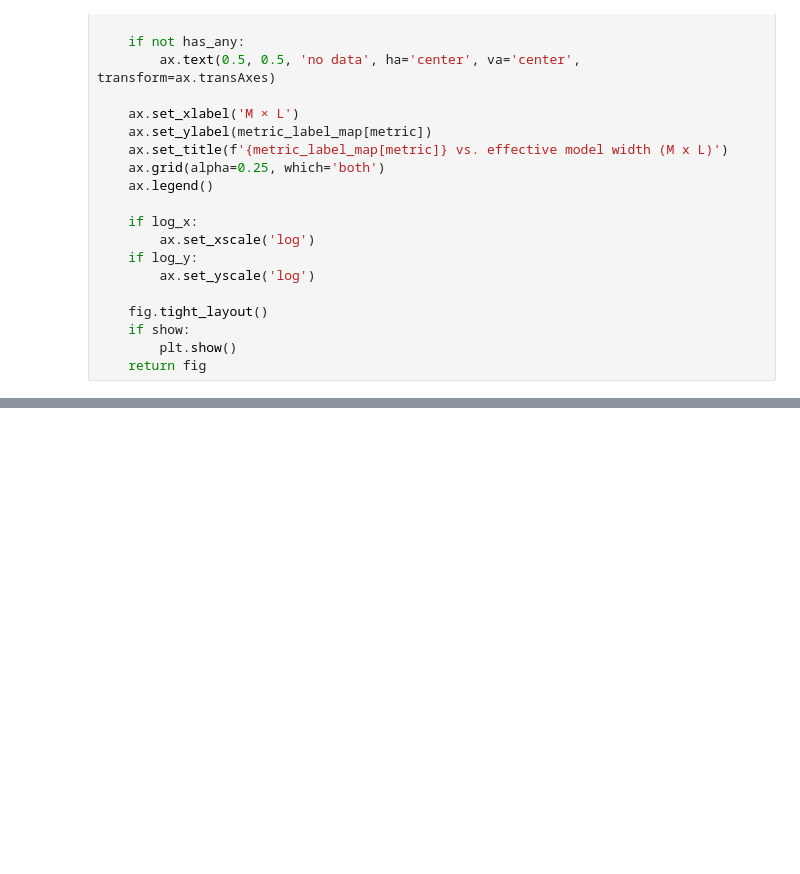
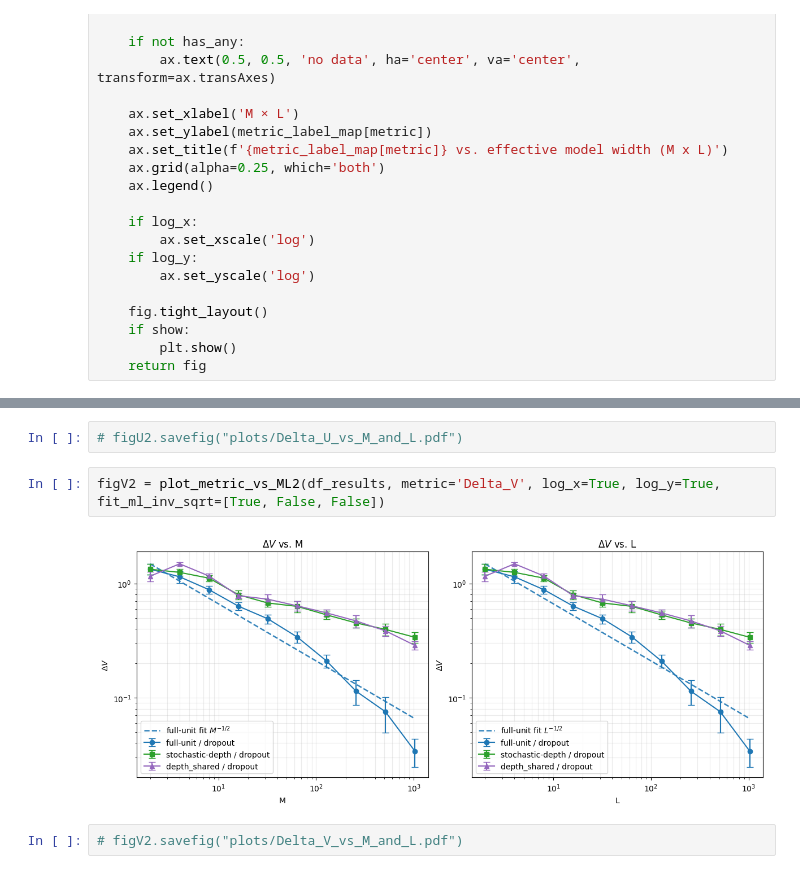
Before and after one commit to xavimaass/dropout_and_ram_2026, a Jupyter notebook: plots_from_multi_runs.ipynb, the cells around one changed output, grey strips where cells are left out. Drawn from its saved outputs; the diff is of its cells as text; blank space fills up the shorter version.

```diff
--- a/plots_from_multi_runs.ipynb
+++ b/plots_from_multi_runs.ipynb
@@ -404,0 +630,8 @@ figh = plot_metric_vs_ML(df_results, metric='Delta_h', log_x=True, log_y=True, f
+# %%
+# figU2.savefig("plots/Delta_U_vs_M_and_L.pdf")
+# %%
+figV2 = plot_metric_vs_ML2(df_results, metric='Delta_V', log_x=True, log_y=True, fit_ml_inv_sqrt=[True, False, False])
+# %% [output]
+[figure, added]
+# %%
+# figV2.savefig("plots/Delta_V_vs_M_and_L.pdf")
```
Also changed, not shown: parts of 15 cells of this notebook, 3 other files.
